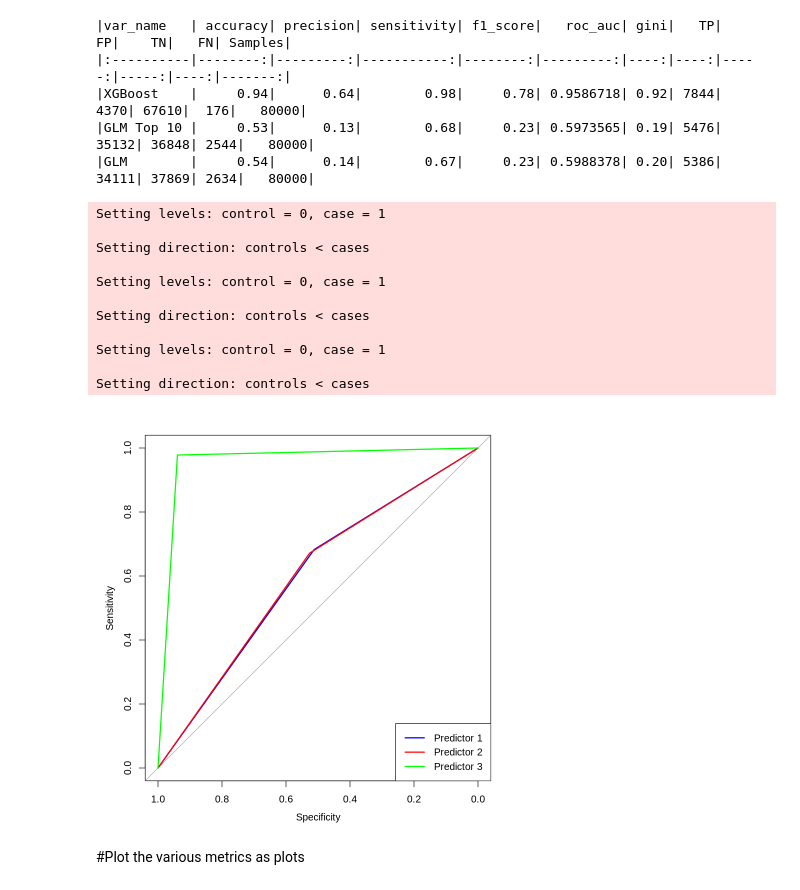
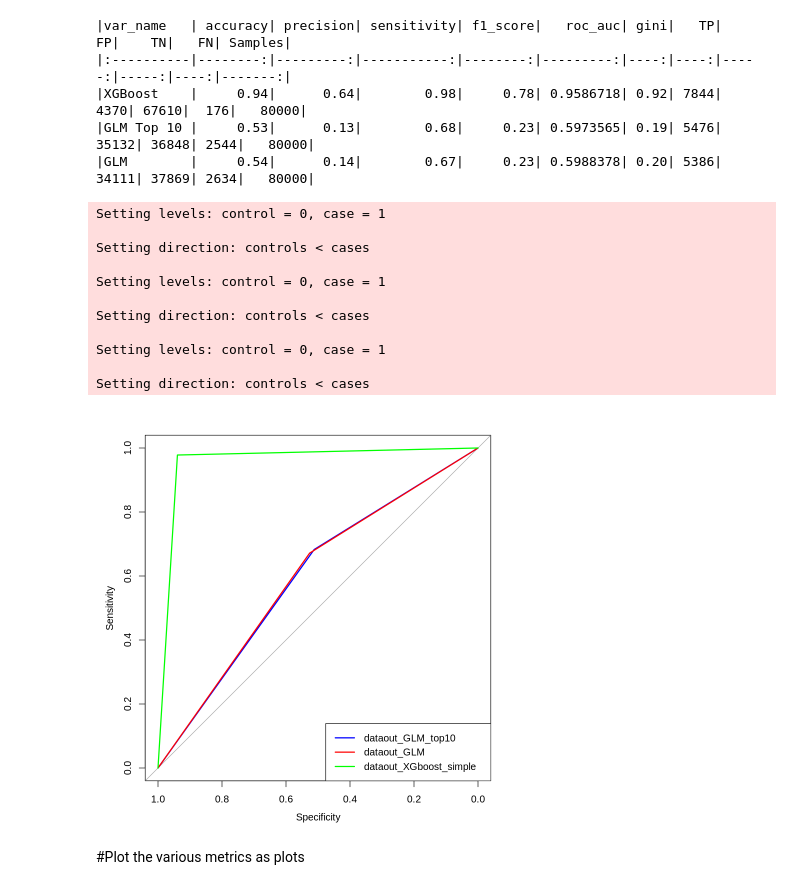
Before and after one commit to aparnasree2020/CAS_RPM_2023_GBM, a Jupyter notebook: Playground2_Run_Models_compare_code.ipynb, the cells around one changed output. Drawn from its saved outputs; the diff is of its cells as text; code cells hidden in the pictures.

```diff
--- a/Playground2_Run_Models_compare_code.ipynb
+++ b/Playground2_Run_Models_compare_code.ipynb
@@ -346,31 +369,31 @@ knitr::kable(metrics_df,digits = 2)
 # %%
 # Create a ROC curve
 roc_curve1 <- roc(dataout_GLM_top10$y_test, dataout_GLM_top10$pred_y_test_bin)
 roc_curve2 <- roc(dataout_GLM$y_test, dataout_GLM$pred_y_test_bin)
 roc_curve3 <- roc(dataout_XGboost_simple$y_test, dataout_XGboost_simple$pred_y_test_bin)
 
 # Plot the first ROC curve in blue
 plot(roc_curve1, col = "blue")
 
 # Add the second ROC curve in red
 lines(roc_curve2, col = "red")
 lines(roc_curve3, col = "green")
 # Add a legend
-legend("bottomright", legend = c("Predictor 1", "Predictor 2","Predictor 3"),
+legend("bottomright", legend = c("dataout_GLM_top10", "dataout_GLM","dataout_XGboost_simple"),
        col = c("blue", "red","green"), lwd = 2)
 # %% [output]
 Setting levels: control = 0, case = 1
 
 Setting direction: controls < cases
 
 Setting levels: control = 0, case = 1
 
 Setting direction: controls < cases
 
 Setting levels: control = 0, case = 1
 
 Setting direction: controls < cases
-[figure, old version]
+[figure, new version]
 # %% [markdown]
 #Plot the various metrics as plots
 # %%
```
Also changed, not shown: parts of 3 cells of this notebook.
